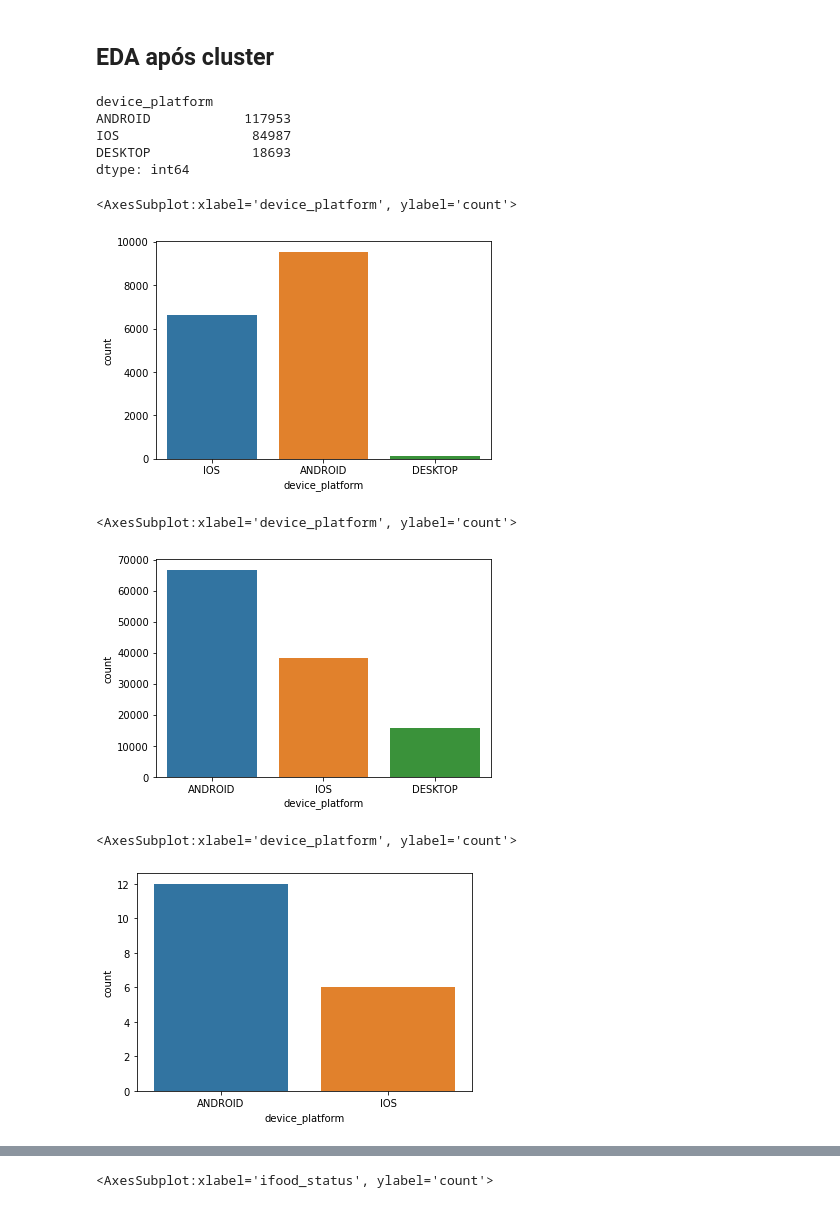
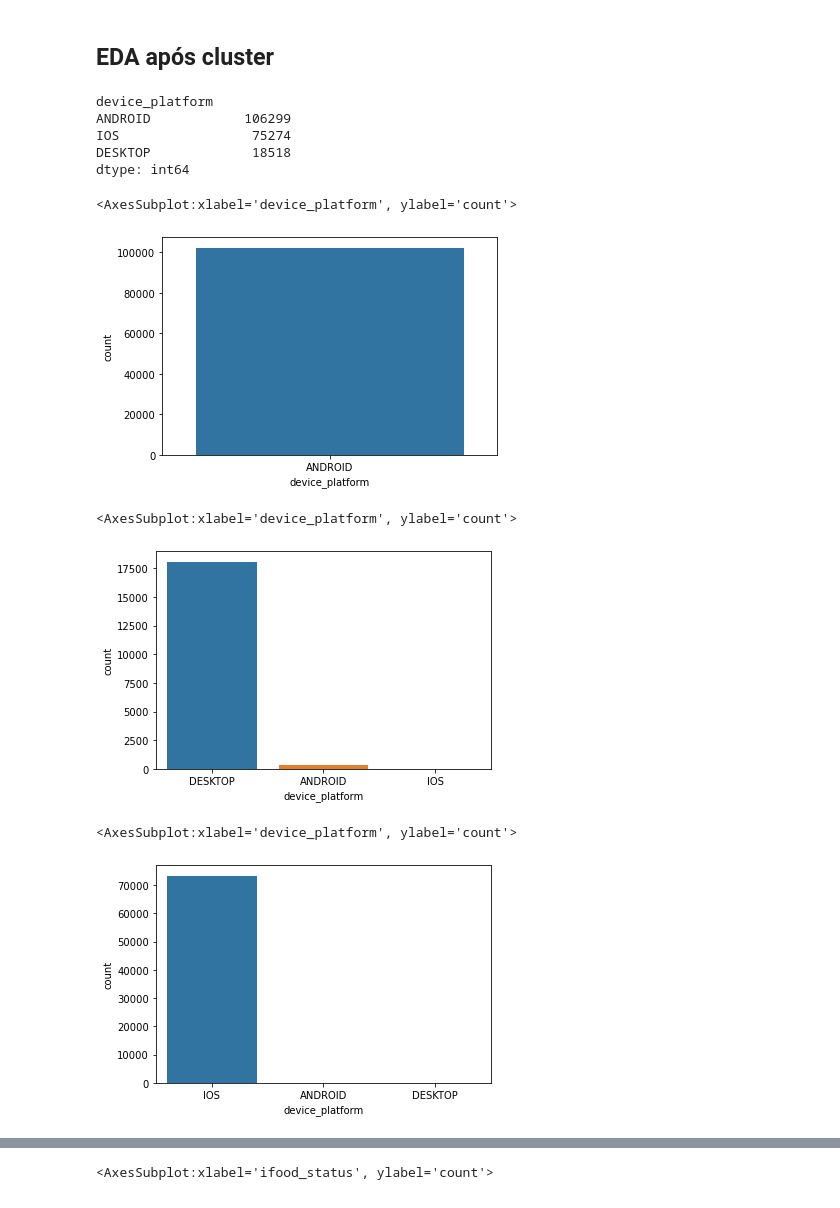
Before and after one commit to carinarover/agrupamento_clientes, a Jupyter notebook: clustering_clientes.ipynb, the cells around one changed output, grey strips where cells are left out. Drawn from its saved outputs; the diff is of its cells as text; code cells hidden in the pictures.

Commit message:
clusters

```diff
--- a/clustering_clientes.ipynb
+++ b/clustering_clientes.ipynb
@@ -958,2 +993,2 @@ array([[ 0.92480745, -0.13461697, -0.5125193 , ...,  0.36277089,
 # %%
-pd.DataFrame(scaled_df)
+df_s = pd.DataFrame(scaled_df)
@@ -1104,0 +1115,7 @@ df2.groupby(['clusters']).mean()
+# %%
+## Esta célula é usada para definir a escolha de k, o número de clusters.
+n_clusters = 4
+# %%
+# Aplique kmeans para o número de clusters definidos.
+kmclust = KMeans(n_clusters=n_clusters, init='k-means++', n_init=5, random_state=42,verbose=0)
+km_labels = kmclust.fit_predict(df_s)
@@ -1104,0 +1149,2 @@ df2.groupby(['clusters']).mean()
+# %%
+df3['labels'] = km_labels
@@ -1106,35 +1161,35 @@ df2.groupby(['clusters']).mean()
 ## EDA após cluster
 # %%
 # Distribuição da variável device_platform
-df2[["device_platform"]].value_counts()
+df3[["device_platform"]].value_counts()
 # %% [output]
 device_platform
-ANDROID            117953
-IOS                 84987
-DESKTOP             18693
+ANDROID            106299
+IOS                 75274
+DESKTOP             18518
 dtype: int64
 # %%
-plataforma = df2['clusters'] == 0
-df_plataforma = df2[plataforma]
+plataforma = df3['labels'] == 0
+df_plataforma = df3[plataforma]
 df_plataforma['device_platform']
 sns.countplot(df_plataforma['device_platform'])
 # %% [output]
 <AxesSubplot:xlabel='device_platform', ylabel='count'>
-[figure, old version]
+[figure, new version]
 # %%
-plataforma = df2['clusters'] == 1
-df_plataforma = df2[plataforma]
+plataforma = df3['labels'] == 1
+df_plataforma = df3[plataforma]
 df_plataforma['device_platform']
 sns.countplot(df_plataforma['device_platform'])
 # %% [output]
 <AxesSubplot:xlabel='device_platform', ylabel='count'>
-[figure, old version]
+[figure, new version]
 # %%
-plataforma = df2['clusters'] == 2
-df_plataforma = df2[plataforma]
+plataforma = df3['labels'] == 2
+df_plataforma = df3[plataforma]
 df_plataforma['device_platform']
 sns.countplot(df_plataforma['device_platform'])
 # %% [output]
 <AxesSubplot:xlabel='device_platform', ylabel='count'>
-[figure, old version]
+[figure, new version]
 # %%
```
Also changed, not shown: parts of 55 cells of this notebook.
